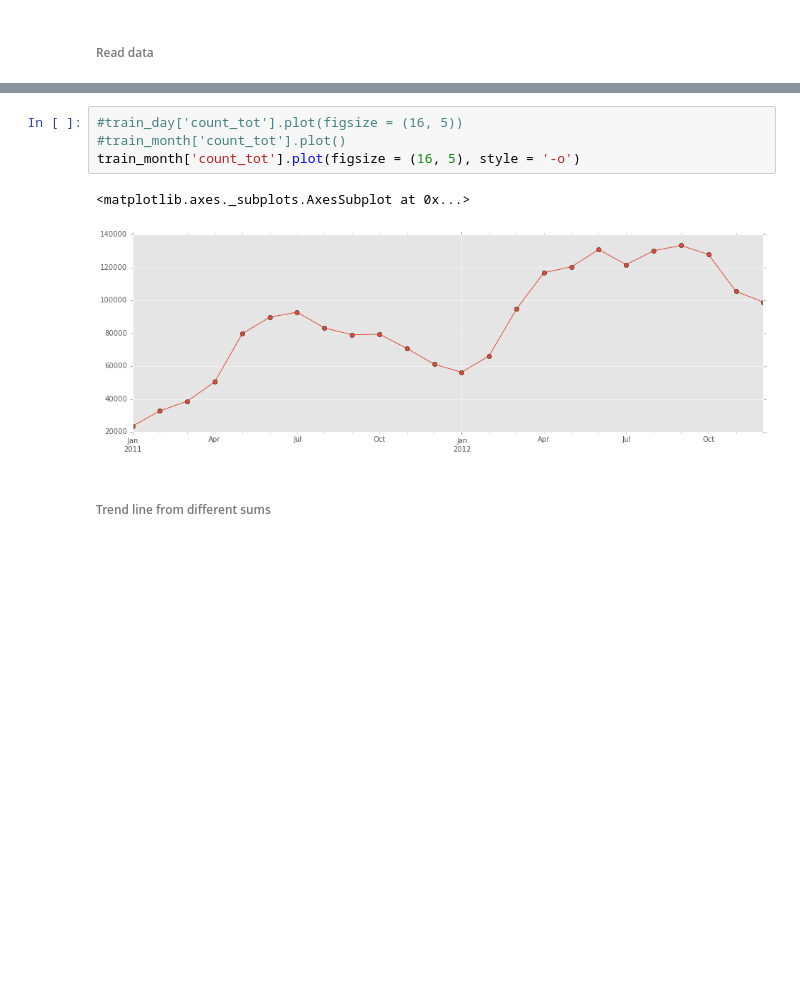
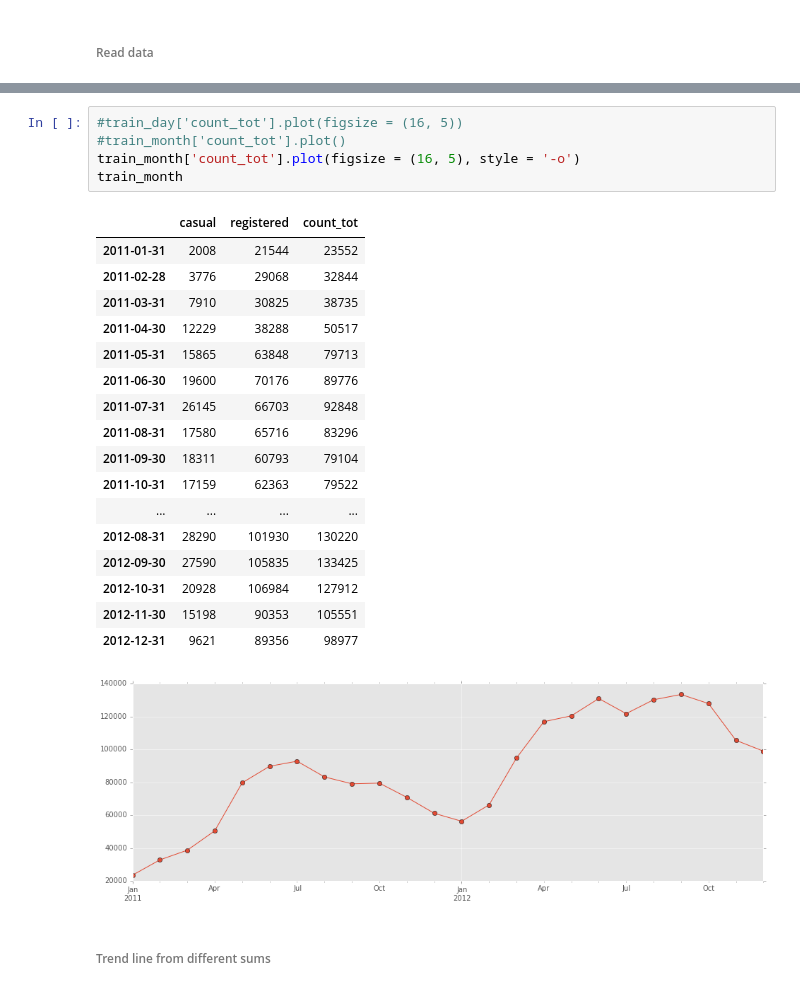
Before and after one commit to pvarsh/applied_data_science, a Jupyter notebook: bikeshare/code/bikeshare_aggregate_by_day.ipynb, the cells around one changed output, grey strips where cells are left out. Saved outputs shown, nothing was run; the diff lists cells and outputs as text; blank space fills up the shorter version.

```diff
--- a/bikeshare/code/bikeshare_aggregate_by_day.ipynb
+++ b/bikeshare/code/bikeshare_aggregate_by_day.ipynb
@@ -78,9 +79,26 @@ print train['count_tot'].sum()
 # %%
 #train_day['count_tot'].plot(figsize = (16, 5))
 #train_month['count_tot'].plot()
 train_month['count_tot'].plot(figsize = (16, 5), style = '-o')
+train_month
 # %% [output]
-<matplotlib.axes._subplots.AxesSubplot at 0x...>
+|  | casual | registered | count_tot |
+| 2011-01-31 | 2008 | 21544 | 23552 |
+| 2011-02-28 | 3776 | 29068 | 32844 |
+| 2011-03-31 | 7910 | 30825 | 38735 |
+| 2011-04-30 | 12229 | 38288 | 50517 |
+| 2011-05-31 | 15865 | 63848 | 79713 |
+| 2011-06-30 | 19600 | 70176 | 89776 |
+| 2011-07-31 | 26145 | 66703 | 92848 |
+| 2011-08-31 | 17580 | 65716 | 83296 |
+| 2011-09-30 | 18311 | 60793 | 79104 |
+| 2011-10-31 | 17159 | 62363 | 79522 |
+| ... | ... | ... | ... |
+| 2012-08-31 | 28290 | 101930 | 130220 |
+| 2012-09-30 | 27590 | 105835 | 133425 |
+| 2012-10-31 | 20928 | 106984 | 127912 |
+| 2012-11-30 | 15198 | 90353 | 105551 |
+| 2012-12-31 | 9621 | 89356 | 98977 |
 [figure]
 # %% [markdown]
 ###### Trend line from different sums
```
Also changed, not shown: parts of 3 cells of this notebook, 4 other files.
